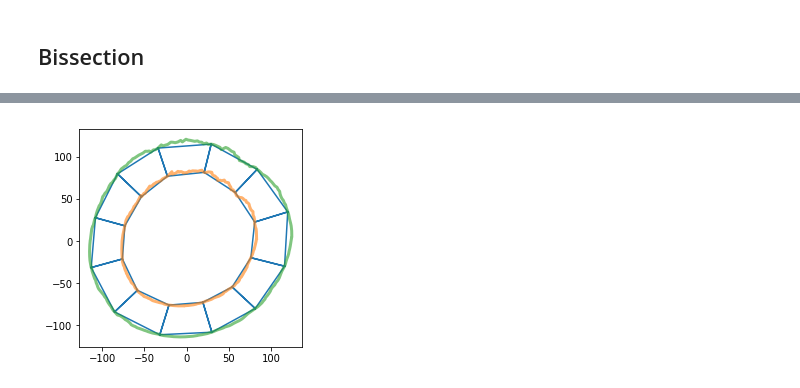
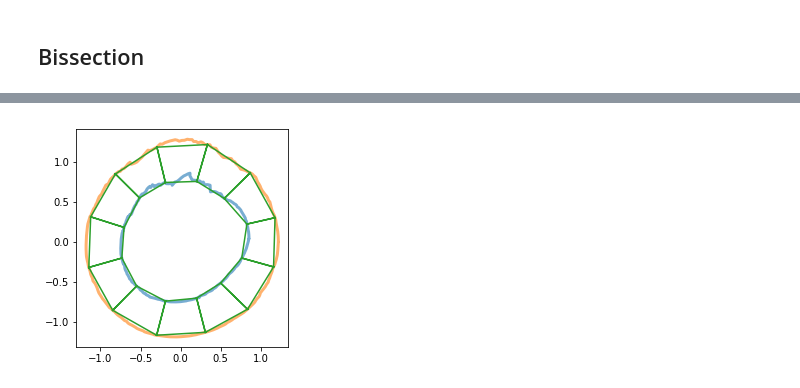
Before and after one commit to felixquinton/Stage_M2_ICA, a Jupyter notebook: notebooks/Annular model.ipynb, the cells around one changed output, grey strips where cells are left out. Saved outputs shown, nothing was run; the diff lists cells and outputs as text; code cells hidden in the pictures.

```diff
--- a/notebooks/Annular model.ipynb
+++ b/notebooks/Annular model.ipynb
@@ -15,20 +15,18 @@ def make_noisy_ring(radius, noise_amp, n_points=256):
     noise *= np.sin(thetas/2)
     radius = radius + noise
     points = radius * np.vstack((np.cos(thetas), np.sin(thetas)))
-
-    points += noise
     # recenter
     points -= points.mean(axis=1)[:, np.newaxis]
-    # we transpose the result to have on coordinate pair per line
 
+    # we transpose the result to have one coordinate pair per line
     return points.T
 
 Nf = 12
-R_in = 80
-R_out = 120
-inners = make_noisy_ring(R_in, 1)
-outers = make_noisy_ring(R_out, 1)
-centers = make_noisy_ring((R_in+R_out)/2, 1, Nf)
+R_in = 0.8
+R_out = 1.2
+inners = make_noisy_ring(R_in, 0.01)
+outers = make_noisy_ring(R_out, 0.01)
+centers = make_noisy_ring((R_in+R_out)/2, 0.01, Nf)
 fig, ax = plt.subplots()
 ax.plot(*inners.T)
 ax.plot(*outers.T)
@@ -105,16 +138,19 @@ _ = ax.set(aspect='equal')
 # %%
 organo = generate_ring(Nf, R_in, R_out)
+
 # adjustement
 organo.vert_df.loc[organo.apical_verts, organo.coords] = inner_vs
 organo.vert_df.loc[organo.basal_verts, organo.coords] = outer_vs
+
 # Geometry update
 PlanarGeometry.update_all(organo)
-
 # Plot
-fig, ax = quick_edge_draw(organo)
+fig, ax = plt.subplots()
 ax.plot(*inners.T, lw=3, alpha=0.6)
 ax.plot(*outers.T, lw=3, alpha=0.6)
 
+fig, ax = quick_edge_draw(organo, ax=ax)
+
 ax.set(aspect='equal');
 # %% [output]
-[figure, old version]
+[figure, new version]
```
Also changed, not shown: parts of 13 cells of this notebook, 1 other file.
